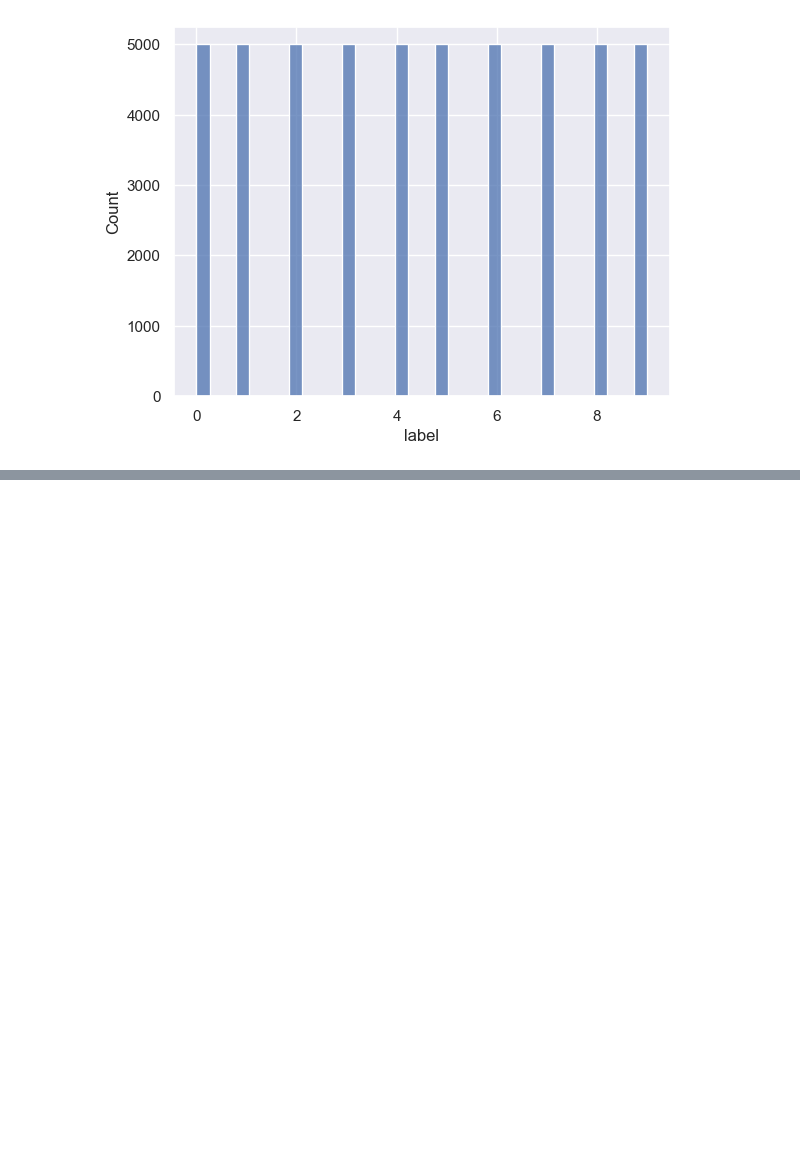
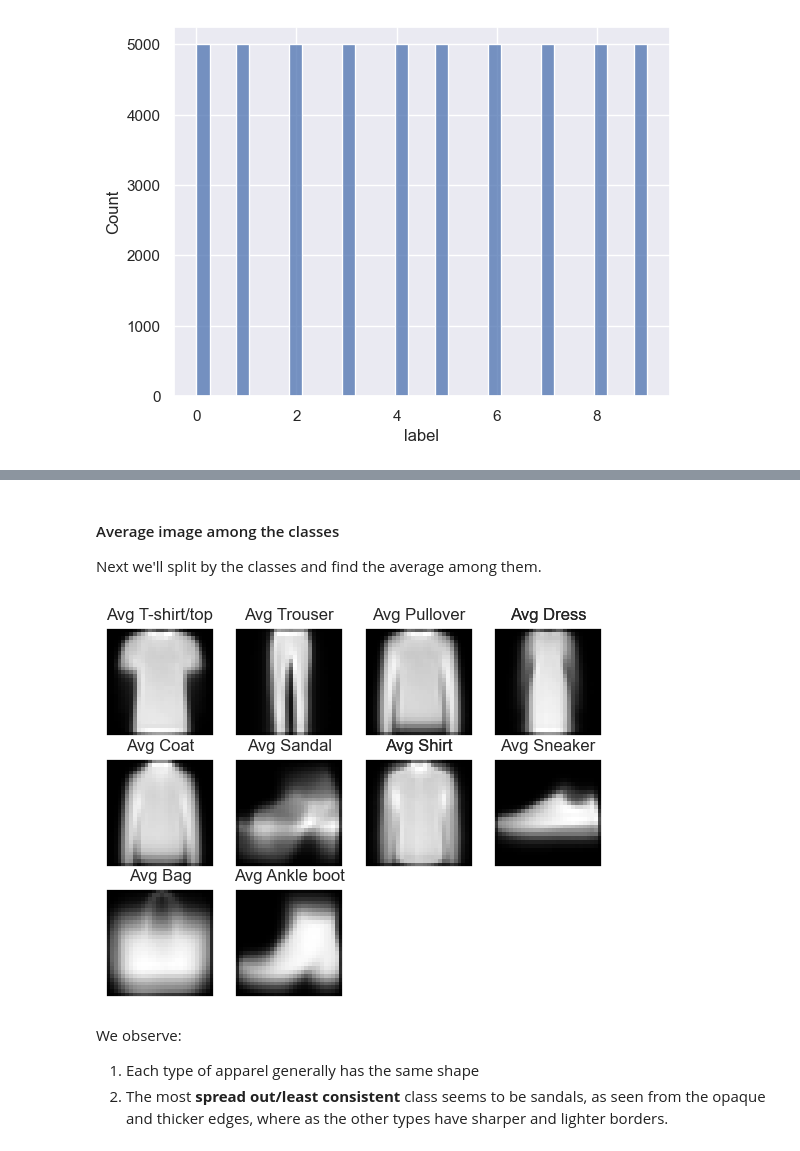
Before and after one commit to kenJPG/Fashion-MNIST, a Jupyter notebook: fashion_mnist.ipynb, the cells around one changed output, grey strips where cells are left out. Cells and saved outputs as stored; diff of their text form; code cells hidden in the pictures; blank space fills up the shorter version.

```diff
--- a/fashion_mnist.ipynb
+++ b/fashion_mnist.ipynb
@@ -153,0 +245,21 @@ sns.histplot(y_train)
+# %% [markdown]
+#### Average image among the classes
+Next we'll split by the classes and find the average among them.
+# %%
+images = []
+titles = []
+
+for i in range(10):
+	idx = random.sample(list(y_train[y_train == i].index), 1)
+	images.append(X_train[y_train == i].mean().apply(lambda x: int(x)).values.reshape(28, 28))
+	titles.append(f'Avg {classes[y_train.loc[idx].values[0]]}')
+
+imshow(images, titles)
+# %% [output]
+[figure, added]
+# %% [markdown]
+We observe:
+<ol>
+	<li>Each type of apparel generally has the same shape</li>
+	<li>The most <strong>spread out/least consistent</strong> class seems to be sandals, as seen from the opaque and thicker edges, where as the other types have sharper and lighter borders.</li>
+</ol>
```
Also changed, not shown: parts of 19 cells of this notebook.
